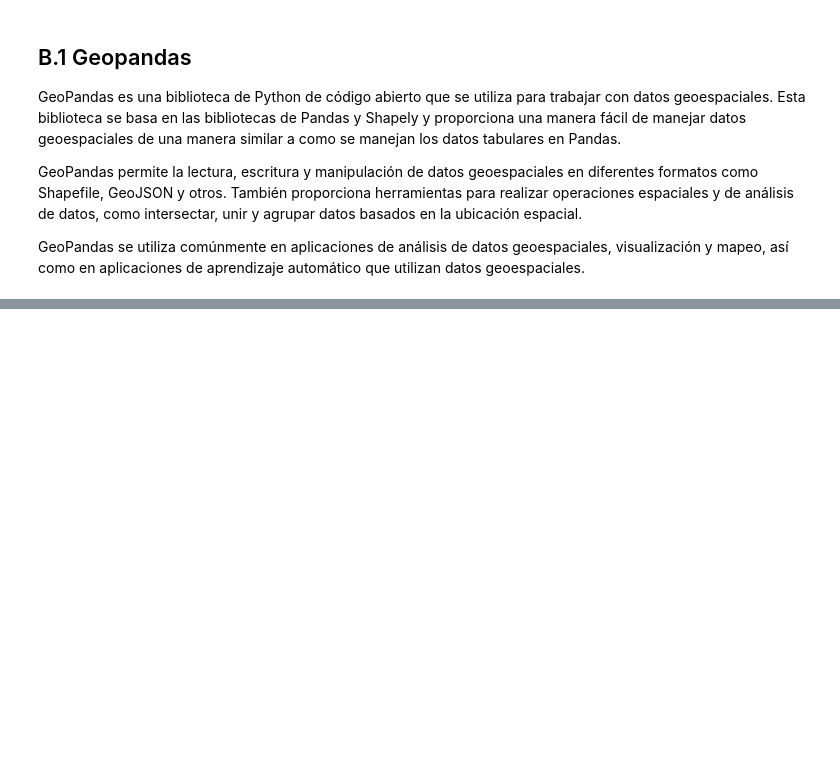
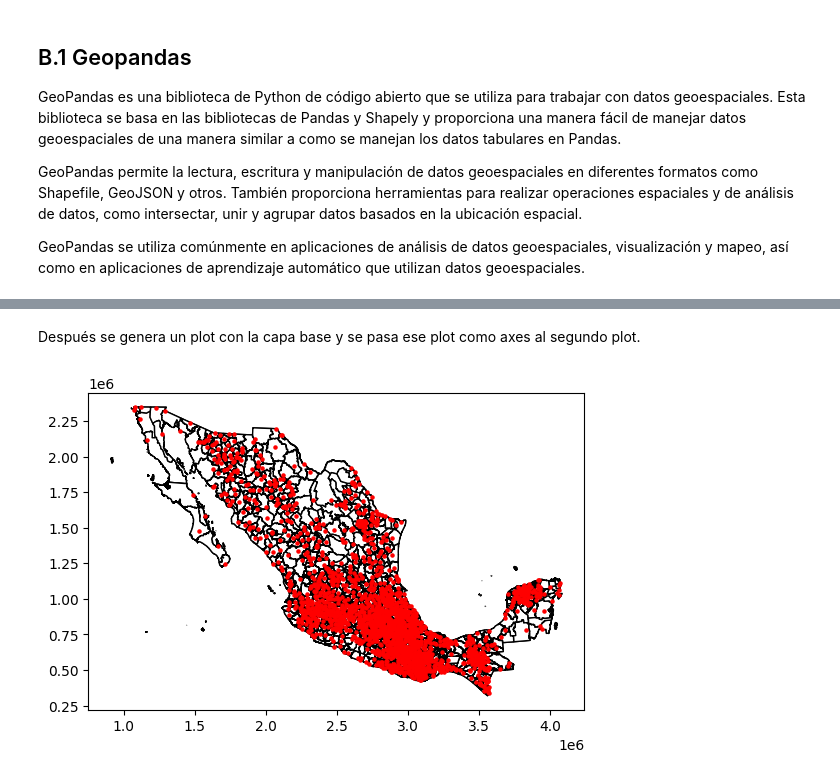
Before and after one commit to mar-esther23/CursoPandas2023, a Jupyter notebook: CPB_Mapas.ipynb, the cells around one changed output, grey strips where cells are left out. Cells and saved outputs as stored; diff of their text form; code cells hidden in the pictures; blank space fills up the shorter version.

```diff
--- a/CPB_Mapas.ipynb
+++ b/CPB_Mapas.ipynb
@@ -148,0 +244,10 @@ Los nombres de archivo se conforman con dos ceros y los sufijos son descriptivos
+# %%
+cat_mun = cat_mun.to_crs(mg_mun.crs)
+# %% [markdown]
+Después se genera un plot con la capa base y se pasa ese plot como axes al segundo plot.
+# %%
+base = mg_mun.plot(color='white', edgecolor='black')
+cat_mun.plot(ax=base, marker='o', color='red', markersize=5)
+plt.show()
+# %% [output]
+[figure, added]
```
Also changed, not shown: parts of 40 cells of this notebook, 1 other file.
